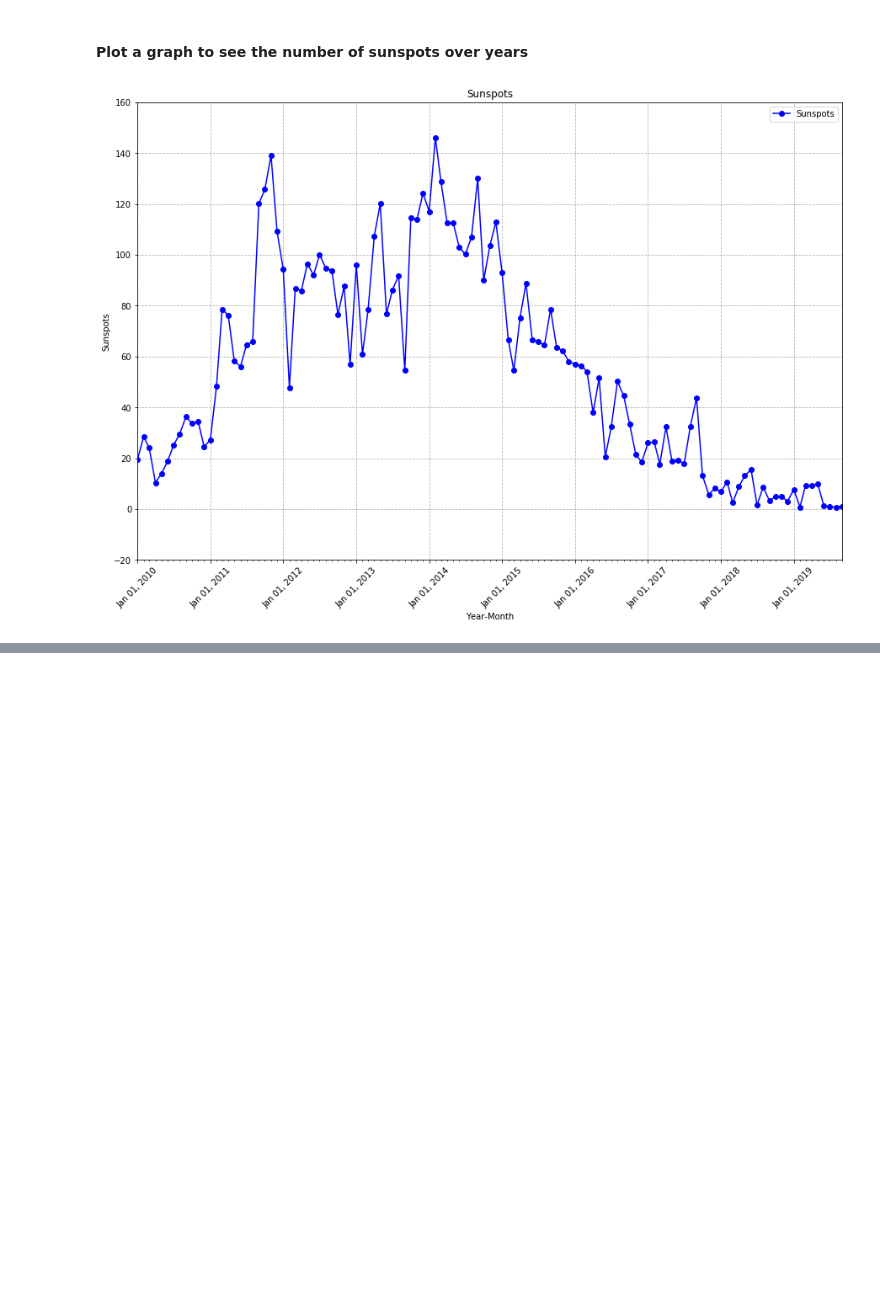
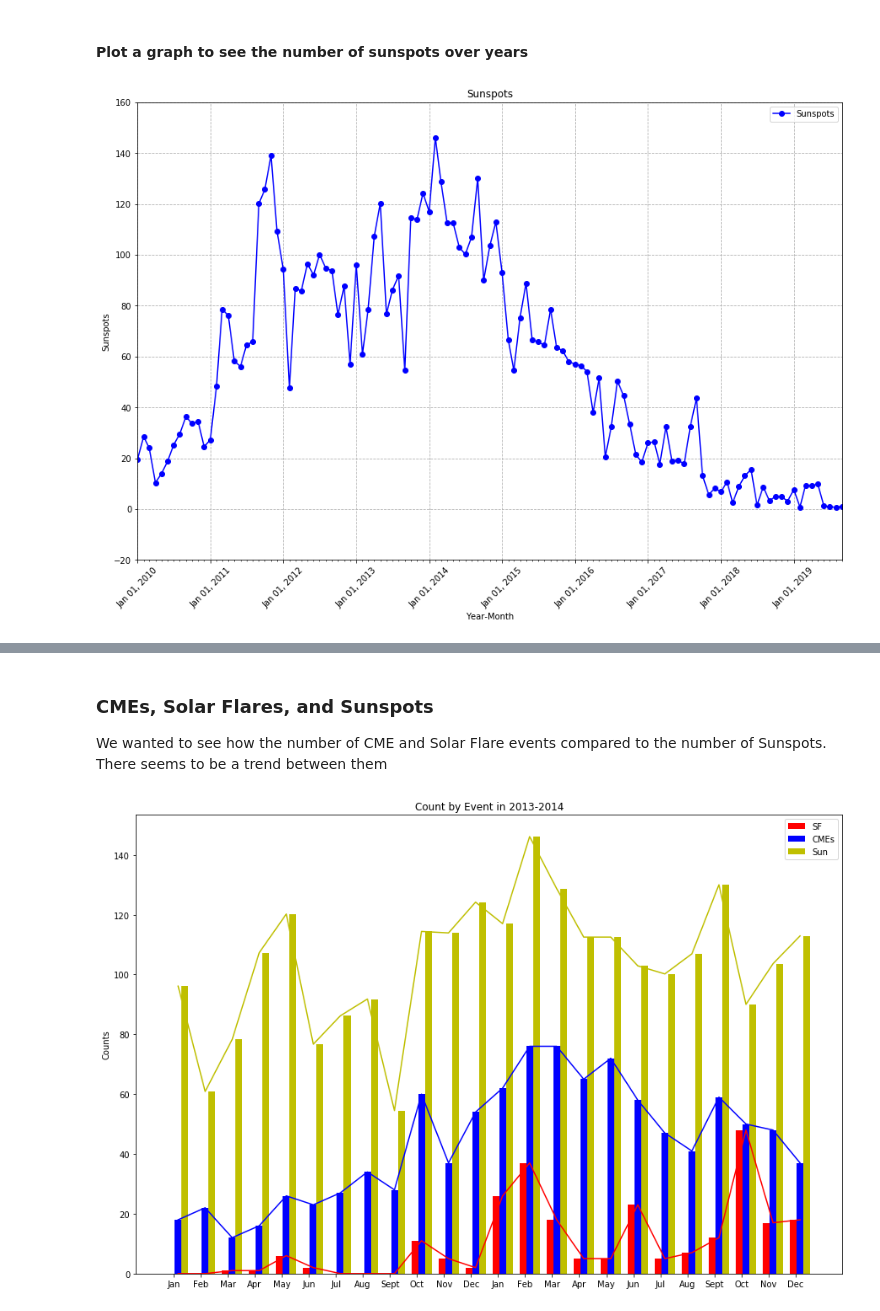
Before and after one commit to rockhound03/Project1, a Jupyter notebook: modules/Final Data Analysis.ipynb, the cells around one changed output, grey strips where cells are left out. Cells and saved outputs as stored; diff of their text form; code cells hidden in the pictures; blank space fills up the shorter version.

```diff
--- a/modules/Final Data Analysis.ipynb
+++ b/modules/Final Data Analysis.ipynb
@@ -462,0 +406,3 @@ ax.grid("--",which='major', alpha=0.5, linestyle='--')
+# %%
+new_df["CME Ratio"] = new_df["CME Count"] / new_df["Sunspot Count"]
+new_df["SF Ratio"] = new_df["SF Count"] / new_df["Sunspot Count"]
@@ -462,0 +411,46 @@ ax.grid("--",which='major', alpha=0.5, linestyle='--')
+# %%
+new_df["Month"] = pd.to_datetime(new_df["Month"])
+# %%
+year2014 = []
+for i,row in new_df.iterrows():
+    if new_df["Month"].iloc[i].year == 2013:
+        year2014.append(new_df.iloc[i])
+
+year2014_df = pd.DataFrame(year2014).reset_index(drop=True)
+
+year2013 = []
+for i,row in new_df.iterrows():
+    if new_df["Month"].iloc[i].year == 2013:
+        year2013.append(new_df.iloc[i])
+
+year2013_df = pd.DataFrame(year2013).reset_index(drop=True)
+# %%
+my_df = pd.concat([year2013_df, year2014_df]).reset_index(drop=True)
+# %% [markdown]
+### CMEs, Solar Flares, and Sunspots
+We wanted to see how the number of CME and Solar Flare events compared to the number of Sunspots.  There seems to be a trend between them
+# %%
+plt.figure(figsize=(15,10))
+cme = np.array(my_df["CME Count"])
+sf = np.array(my_df["SF Count"])
+sun = np.array(my_df["Sunspot Count"])
+
+ind = np.arange(len(my_df))
+width = 0.25
+
+plt.bar(ind, sf, width, label='SF', color='r')
+plt.bar(ind + width, cme, width, label='CMEs', color = 'b')
+plt.bar(ind + width + width, sun, width, label='Sun', color='y')
+plt.plot(ind + width, sf, color = 'r')
+plt.plot(ind + width, cme,  color = 'b')
+plt.plot(ind + width , sun, color='y')
+
+plt.ylabel('Counts')
+plt.title('Count by Event in 2013-2014')
+
+plt.xticks(ind + width / 3, ('Jan','Feb','Mar','Apr','May','Jun','Jul','Aug','Sept','Oct','Nov','Dec',
+                             'Jan','Feb','Mar','Apr','May','Jun','Jul','Aug','Sept','Oct','Nov','Dec'))
+plt.legend(loc='best')
+plt.show()
+# %% [output]
+[figure, added]
```
Also changed, not shown: parts of 23 cells of this notebook.
